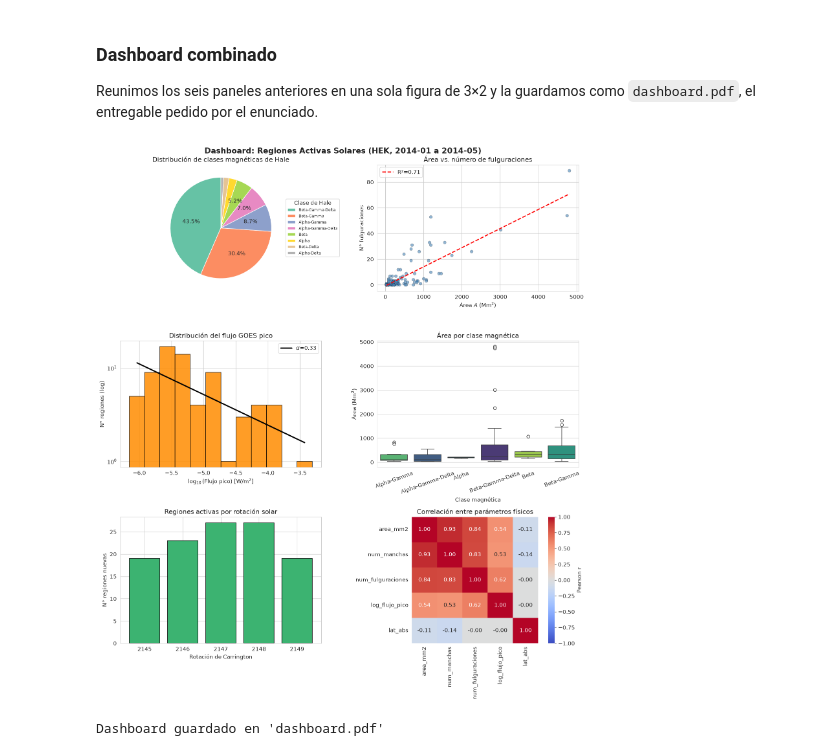
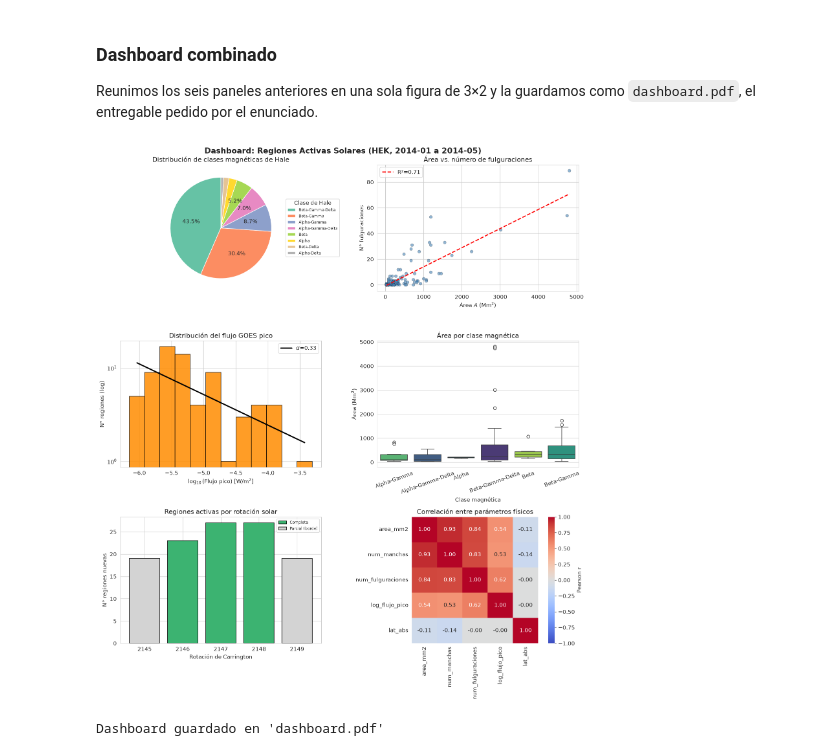
Before and after one commit to carlmarx17/astrofisica-computacional, a Jupyter notebook: proyecto3/solar_active_regions.ipynb, the cells around one changed output. Cells and saved outputs as stored; diff of their text form; code cells hidden in the pictures.

```diff
--- a/proyecto3/solar_active_regions.ipynb
+++ b/proyecto3/solar_active_regions.ipynb
@@ -647,12 +658,24 @@ manchas más extensas.
 # %%
 conteo_rotacion = df.groupby('rotacion_carrington')['noaa_ar'].nunique().sort_index()
 
+# Las rotaciones en los bordes de la ventana de consulta (2014-01-01 a
+# 2014-05-01) están cubiertas solo parcialmente: la consulta corta la
+# primera y la última rotación de Carrington a la mitad. Las marcamos con
+# otro color para no confundir un efecto de borde del muestreo con una
+# señal física real.
+es_borde = [r == conteo_rotacion.index.min() or r == conteo_rotacion.index.max()
+            for r in conteo_rotacion.index]
+colores_barra = ['lightgray' if borde else 'mediumseagreen' for borde in es_borde]
+
 fig, ax = plt.subplots(figsize=(8, 5))
 ax.bar(conteo_rotacion.index.astype(str), conteo_rotacion.values,
-       color='mediumseagreen', edgecolor='black')
+       color=colores_barra, edgecolor='black')
 ax.set_xlabel('Rotación de Carrington')
 ax.set_ylabel('Número de regiones activas nuevas')
 ax.set_title('Regiones activas observadas por rotación solar (Carrington)')
+from matplotlib.patches import Patch
+ax.legend(handles=[Patch(facecolor='mediumseagreen', edgecolor='black', label='Rotación completa'),
+                    Patch(facecolor='lightgray', edgecolor='black', label='Rotación parcial (borde de la consulta)')])
 plt.tight_layout()
 plt.show()
 # %% [output]
@@ -697,6 +724,8 @@ meses no cubrimos suficiente evolución del ciclo de mariposa de Spörer.
 Reunimos los seis paneles anteriores en una sola figura de 3×2 y la
 guardamos como `dashboard.pdf`, el entregable pedido por el enunciado.
 # %%
+from matplotlib.patches import Patch
+
 fig, axes = plt.subplots(3, 2, figsize=(14, 16))
 fig.suptitle('Dashboard: Regiones Activas Solares (HEK, 2014-01 a 2014-05)',
              fontsize=16, fontweight='bold')
@@ -722,34 +751,37 @@ axes[0, 1].legend()
 # 3) Histograma — flujo pico + ley de potencia
 axes[1, 0].hist(log_flujo, bins=n_bins, color='darkorange', edgecolor='black', alpha=0.85)
 axes[1, 0].plot(x_ajuste, 10**(pendiente_ley * x_ajuste + b), 'k-', lw=2.5,
                 label=fr'$\alpha$={-pendiente_ley:.2f}')
 axes[1, 0].set_yscale('log')
 axes[1, 0].set_xlabel(r'$\log_{10}$(Flujo pico) [W/m$^2$]'); axes[1, 0].set_ylabel('N° regiones (log)')
 axes[1, 0].set_title('Distribución del flujo GOES pico')
 axes[1, 0].legend()
 
 # 4) Box plot — área por clase
 sns.boxplot(data=df_box, x='clase_magnetica', y='area_mm2', order=orden_clases,
             hue='clase_magnetica', palette='viridis', legend=False, ax=axes[1, 1])
 axes[1, 1].set_xlabel('Clase magnética'); axes[1, 1].set_ylabel(r'Área (Mm$^2$)')
 axes[1, 1].set_title('Área por clase magnética')
 axes[1, 1].tick_params(axis='x', rotation=20)
 
-# 5) Serie temporal — AR por rotación de Carrington
+# 5) Serie temporal — AR por rotación de Carrington (bordes = cobertura parcial)
 axes[2, 0].bar(conteo_rotacion.index.astype(str), conteo_rotacion.values,
-               color='mediumseagreen', edgecolor='black')
+               color=colores_barra, edgecolor='black')
 axes[2, 0].set_xlabel('Rotación de Carrington'); axes[2, 0].set_ylabel('N° regiones nuevas')
 axes[2, 0].set_title('Regiones activas por rotación solar')
+axes[2, 0].legend(handles=[Patch(facecolor='mediumseagreen', edgecolor='black', label='Completa'),
+                            Patch(facecolor='lightgray', edgecolor='black', label='Parcial (borde)')],
+                   fontsize=8)
 
 # 6) Heatmap — correlación de Pearson
 sns.heatmap(matriz_corr, annot=True, fmt='.2f', cmap='coolwarm', vmin=-1, vmax=1,
             square=True, cbar_kws={'label': 'Pearson r'}, ax=axes[2, 1])
 axes[2, 1].set_title('Correlación entre parámetros físicos')
 
 plt.tight_layout()
 plt.savefig('dashboard.pdf', dpi=150, bbox_inches='tight')
 plt.show()
 print("Dashboard guardado en 'dashboard.pdf'")
 # %% [output]
-[figure, old version]
+[figure, new version]
 Dashboard guardado en 'dashboard.pdf'
```
Also changed, not shown: parts of 11 cells of this notebook, 15 other files.
